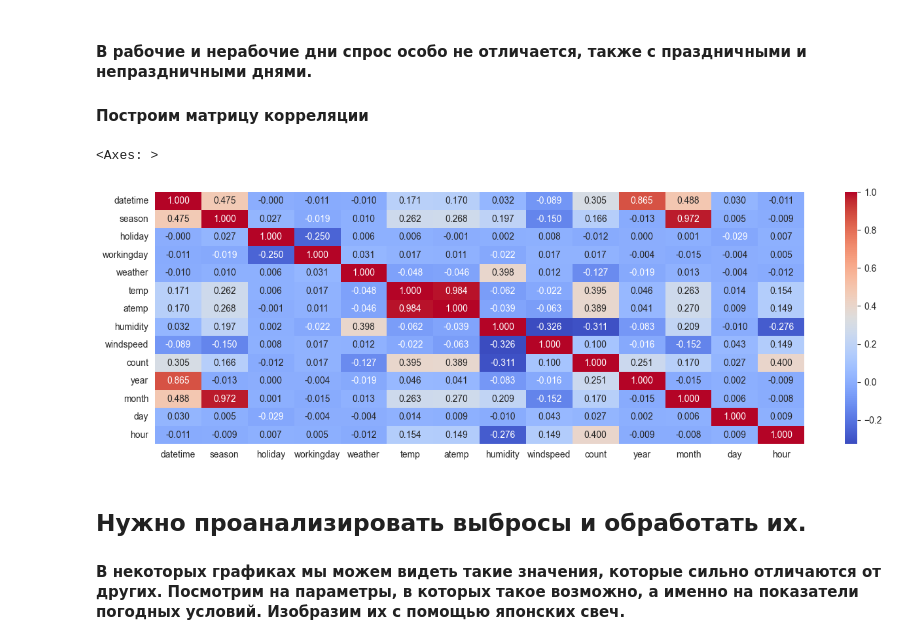
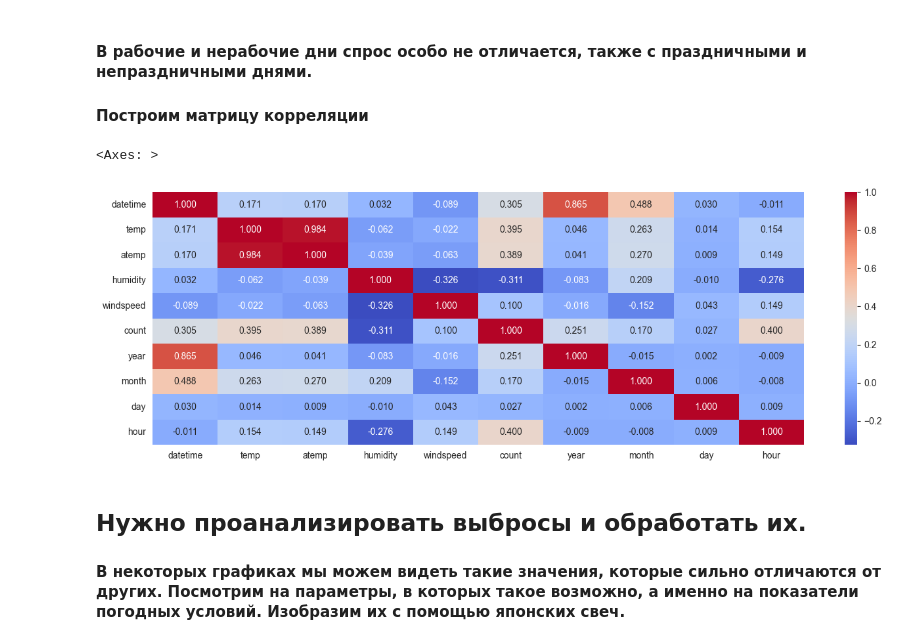
Before and after one commit to aquantumxd/data_science, a Jupyter notebook: Лекция 4. Отбор признаков и пайплайн обучения/Задание 2.ipynb, the cells around one changed output. Cells and saved outputs as stored; diff of their text form; code cells hidden in the pictures.

```diff
--- a/Лекция 4. Отбор признаков и пайплайн обучения/Задание 2.ipynb
+++ b/Лекция 4. Отбор признаков и пайплайн обучения/Задание 2.ipynb
@@ -254,12 +258,12 @@ sns.lineplot(hue='workingday', x='datetime', y='count', data=workingday_count, p
 #### В рабочие и нерабочие дни спрос особо не отличается, также с праздничными и непраздничными днями.
 #### Построим матрицу корреляции
 # %%
-corr_matrix= data.corr()
+corr_matrix = data.drop(['season', 'holiday', 'workingday', 'weather'], axis=1).corr()
 plt.figure(figsize=(16,5))
 sns.heatmap(corr_matrix, annot=True, cmap='coolwarm', fmt='.3f')
 # %% [output]
 <Axes: >
-[figure, old version]
+[figure, new version]
 # %% [markdown]
 ## Нужно проанализировать выбросы и обработать их.
 #### В некоторых графиках мы можем видеть такие значения, которые сильно отличаются от других. Посмотрим на параметры, в которых такое возможно, а именно на показатели погодных условий. Изобразим их с помощью японских свеч.
```
Also changed, not shown: parts of 11 cells of this notebook, 1 other file.
